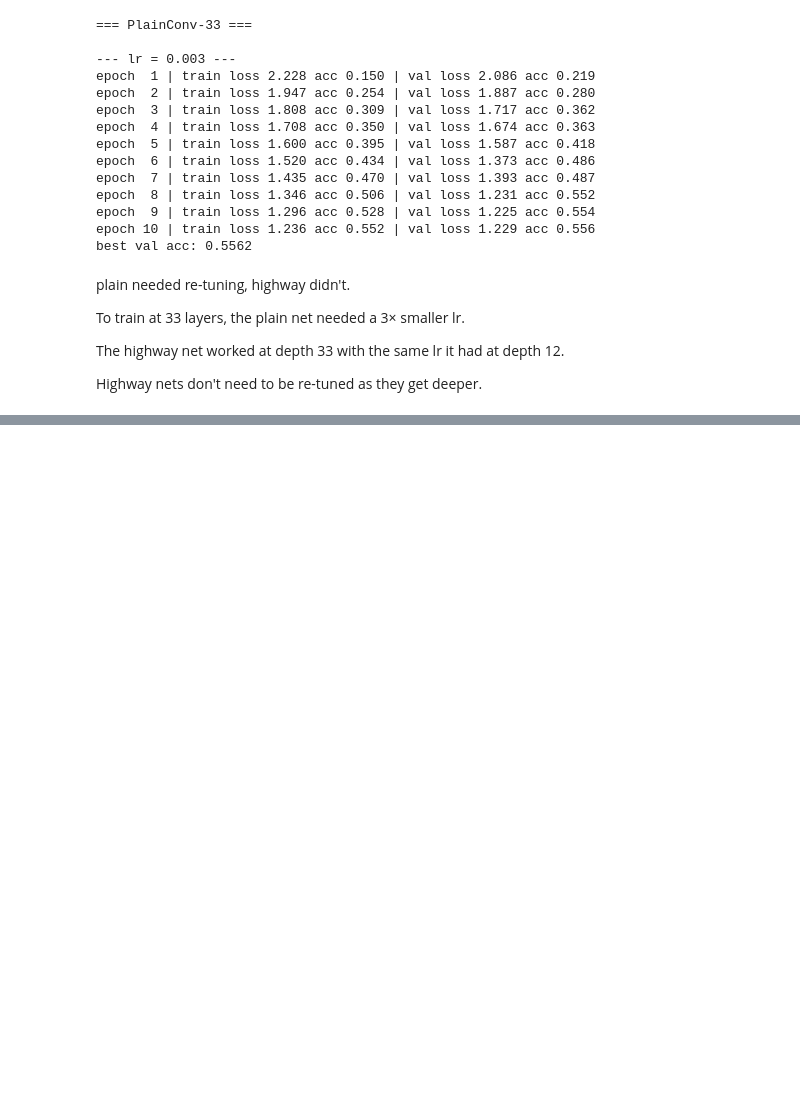
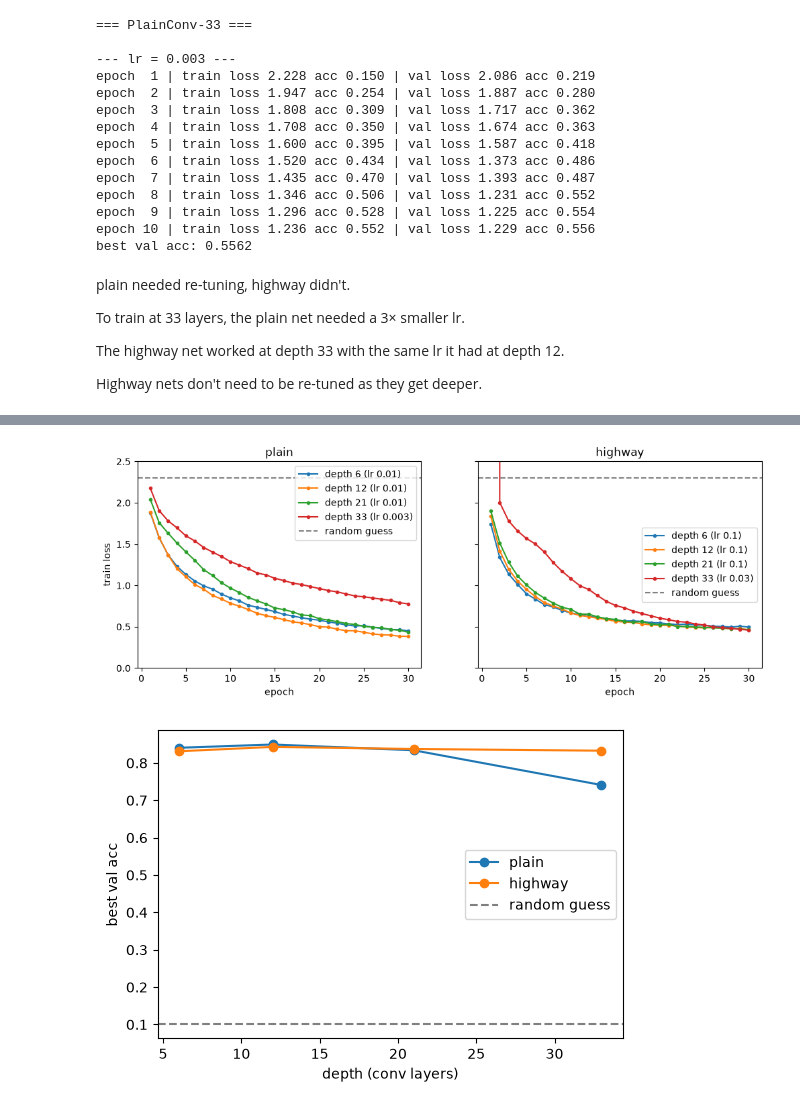
Before and after one commit to Dziobalonta/Deep-Learning, a Jupyter notebook: Highway-Network/src/main.ipynb, the cells around one changed output, grey strips where cells are left out. Drawn from its saved outputs; the diff is of its cells as text; code cells hidden in the pictures; blank space fills up the shorter version.

Commit message:
Added more in-depth test - 30 layers example and lr tuning + results and plots

```diff
--- a/Highway-Network/src/main.ipynb
+++ b/Highway-Network/src/main.ipynb
@@ -279,0 +340,20 @@ Highway nets don't need to be re-tuned as they get deeper.
+# %%
+search = {
+    ("highway", 10): [0.1, 0.03, 0.01],
+    ("plain",   6):  [0.01, 0.003],
+}
+
+for (name, lps), lr_list in search.items():
+    for lr in lr_list:
+        torch.manual_seed(SEED)
+        print(f"\n=== {name} | depth {3 + 3 * lps} | lr={lr} | 10 epochs ===")
+        model = Net(layer_types[name], layers_per_stage=lps, conv_init=True)
+        try:
+            history, best_acc = run_experiment(model, train_loader, val_loader,
+                                               epochs=10, lr=lr, momentum=0.9, device=DEVICE)
+        except RuntimeError as e:
+            print("diverged:", e)
+            best_acc = 0.1
+        print("best val acc:", best_acc)
+        del model
+        torch.cuda.empty_cache()
@@ -279,0 +447,36 @@ Highway nets don't need to be re-tuned as they get deeper.
+# %%
+import json
+import matplotlib.pyplot as plt
+
+with open("depth_results_30ep.json") as f:
+    results = json.load(f)
+
+# Plot 1: training loss vs epoch, one line per depth (like the paper's Fig 1)
+fig, axes = plt.subplots(1, 2, figsize=(12, 4), sharey=True)
+for ax, name in zip(axes, ["plain", "highway"]):
+    runs = sorted((r for r in results.values() if r["name"] == name), key=lambda r: r["depth"])
+    for r in runs:
+        epochs = range(1, len(r["history"]["train_loss"]) + 1)
+        ax.plot(epochs, r["history"]["train_loss"], marker="o", markersize=3,
+                label=f"depth {r['depth']} (lr {r['lr']})")
+    ax.axhline(2.303, color="gray", linestyle="--", label="random guess")
+    ax.set_ylim(0, 2.5)                 # hide the huge epoch-1 spike of highway-33
+    ax.set_title(name)
+    ax.set_xlabel("epoch")
+    ax.legend()
+axes[0].set_ylabel("train loss")
+plt.show()
+
+# Plot 2: best val acc vs depth
+plt.figure(figsize=(6, 4))
+for name in ["plain", "highway"]:
+    runs = sorted((r for r in results.values() if r["name"] == name), key=lambda r: r["depth"])
+    plt.plot([r["depth"] for r in runs], [r["best_acc"] for r in runs], marker="o", label=name)
+plt.axhline(0.1, color="gray", linestyle="--", label="random guess")
+plt.xlabel("depth (conv layers)")
+plt.ylabel("best val acc")
+plt.legend()
+plt.show()
+# %% [output]
+[figure, added]
+[figure, added]
```
Also changed, not shown: parts of 6 cells of this notebook, 2 other files.
